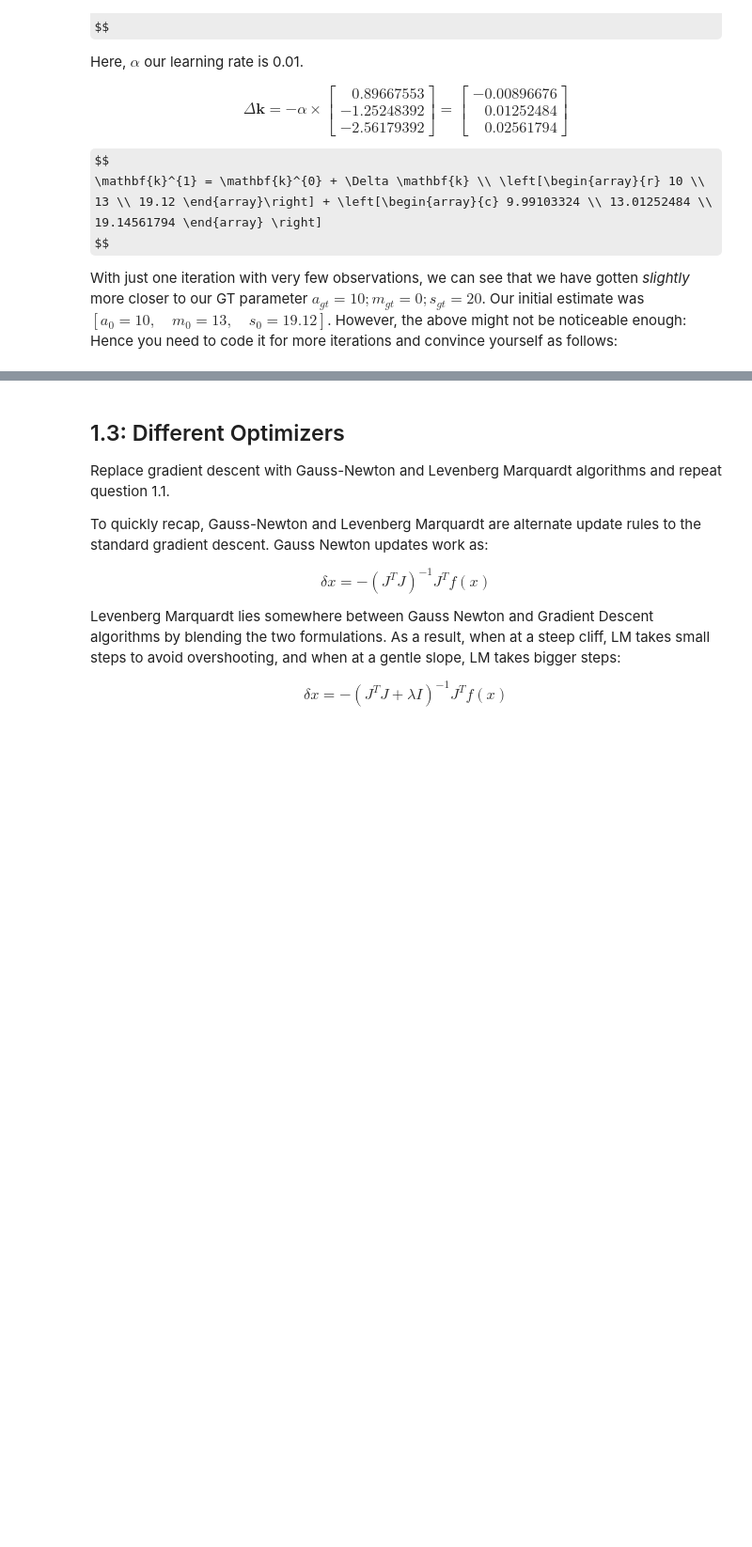
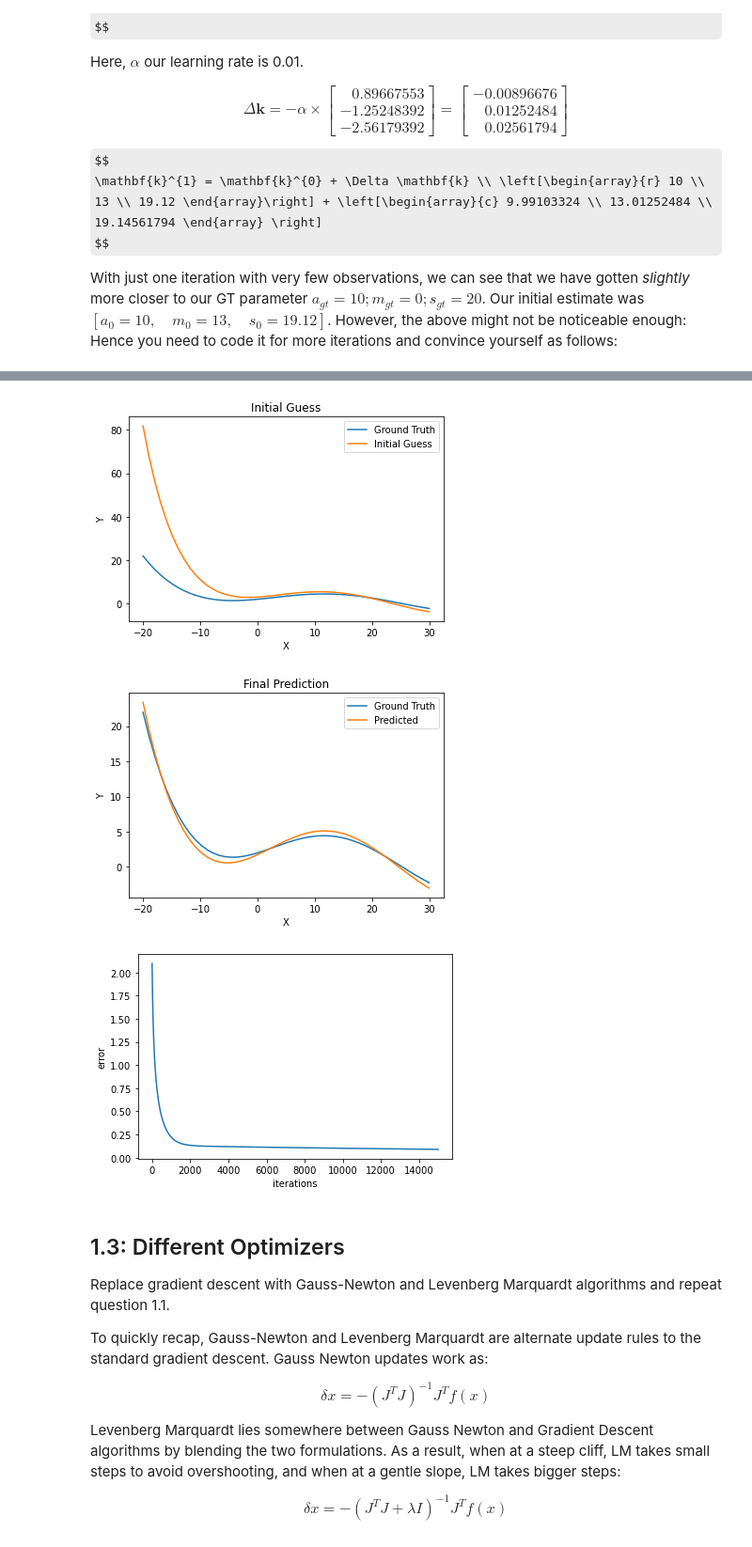
Before and after one commit to BhaskarJoshi-01/Mobile-Robotics---Monsoon-2021, a Jupyter notebook: Assignment-3/Assignment-3.ipynb, the cells around one changed output, grey strips where cells are left out. Shown at 94% size. Cells and saved outputs as stored; diff of their text form; code cells hidden in the pictures; some formulas as TeX source; blank space fills up the shorter version.

```diff
--- a/Assignment-3/Assignment-3.ipynb
+++ b/Assignment-3/Assignment-3.ipynb
@@ -368,43 +389,55 @@ def jacobian2(x,p1,p2,p3,p4):
 
 def gradient_descent2(x_obs, y_obs, p1, p2, p3, p4, no_of_itr=no_of_itr2, alpha=nonl_learning_rate, tolerance=tolerance2):
     W = [p1, p2, p3, p4]
+    Rs = []
     for _ in range(int(no_of_itr)):
         jac = jacobian2(x_obs, W[0], W[1], W[2], W[3])
         resi = residual2(x_obs, W[0], W[1], W[2], W[3], y_obs)
         W = W - alpha * jac.T @ resi
         R = np.sqrt((resi**2).sum())/no_of_obs
+        Rs.append(R)
 
         if R < tolerance:
             break
 
-    return W,R
+    return W,Rs
 # %%
 def simulate_q1_2():
     x_obs = np.linspace(-20, 30, no_of_obs)
     y_obs = make_non_linear(x_obs, p1, p2, p3, p4)
 
     def plot_init_state():
         y_est = make_non_linear(x_obs, init_p1, init_p2, init_p3, init_p4)
         plt.plot(x_obs, y_obs)
         plt.plot(x_obs, y_est)
         plt.xlabel("X"), plt.ylabel("Y")
         plt.legend(["Ground Truth", "Initial Guess"])
         plt.title("Initial Guess")
         plt.show()
 
     plot_init_state()
-    W, R = gradient_descent2(x_obs, y_obs, init_p1, init_p2, init_p3, init_p4)
+    W, Rs = gradient_descent2(x_obs, y_obs, init_p1, init_p2, init_p3, init_p4)
     y_est = make_non_linear(x_obs, W[0], W[1], W[2], W[3])
 
     plt.clf()
     plt.plot(x_obs, y_obs)
     plt.plot(x_obs, y_est)
     plt.xlabel("X"), plt.ylabel("Y")
     plt.legend(["Ground Truth", "Predicted"])
     plt.title("Final Prediction")
     plt.show()
 
+    plt.clf()
+    plt.plot(Rs)
+    plt.xlabel("iterations")
+    plt.ylabel("error")
+    plt.show()
+
 simulate_q1_2()
+# %% [output]
+[figure, added]
+[figure, added]
+[figure, added]
 # %% [markdown]
 ## 1.3: Different Optimizers
 
```
Also changed, not shown: parts of 10 cells of this notebook.
